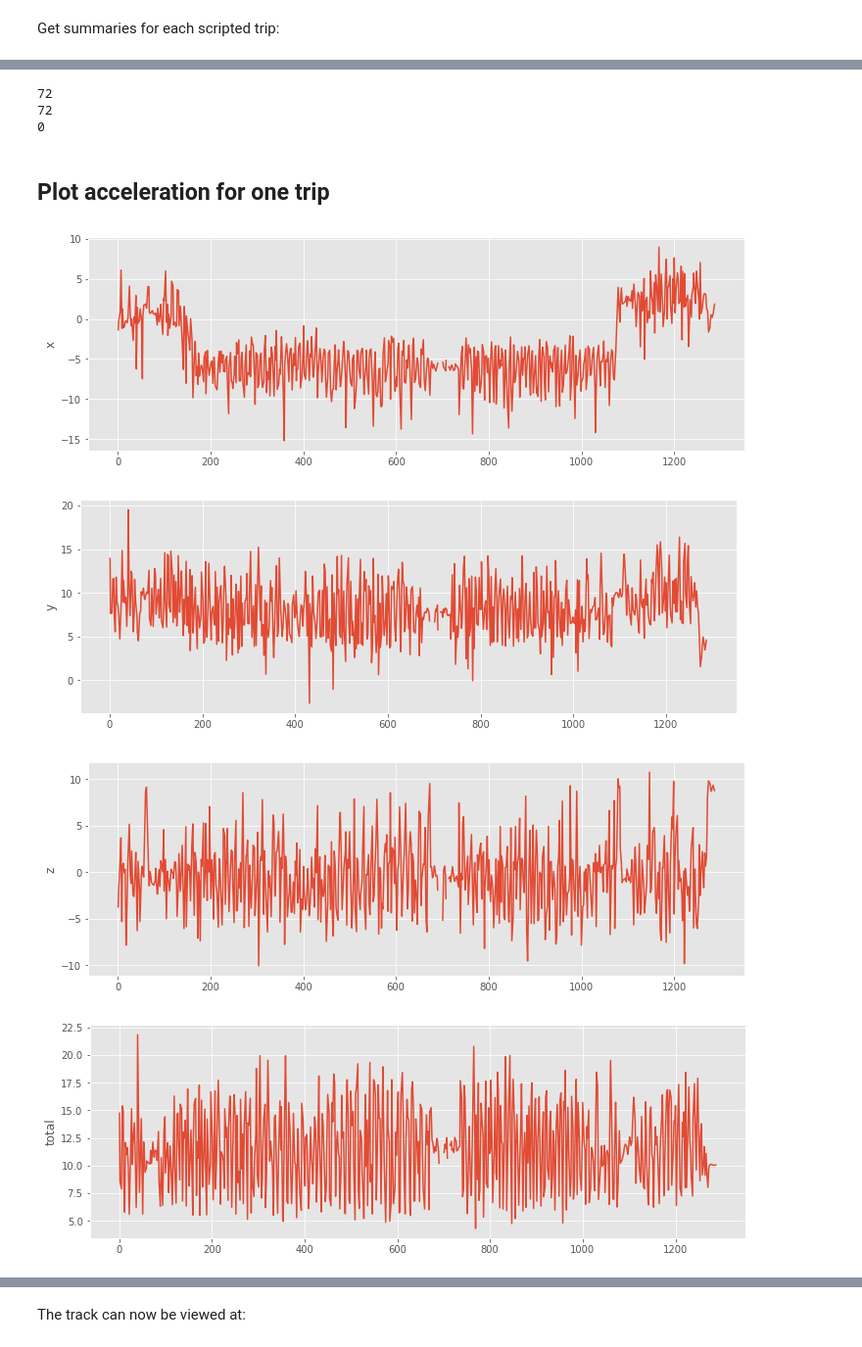
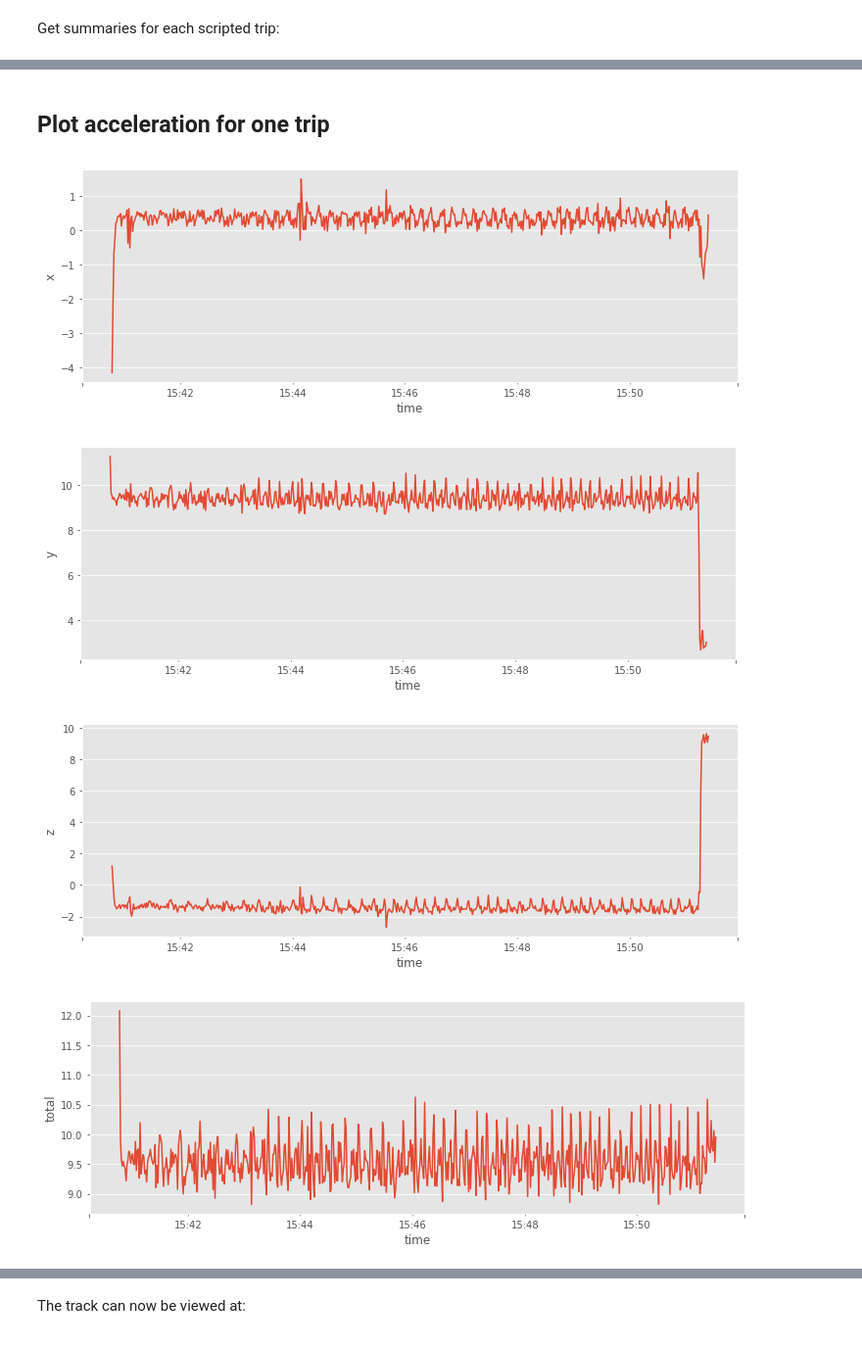
Before and after one commit to univie-datamining-team3/assignment2, a Jupyter notebook: notebooks/2.0-lm-presentation.ipynb, the cells around one changed output, grey strips where cells are left out. Shown at 98% size. Drawn from its saved outputs; the diff is of its cells as text; code cells hidden in the pictures.

Commit message:
Fixed some minor bugs in preprocessing.py and visualize.py, added final version of presentation.

```diff
--- a/notebooks/2.0-lm-presentation.ipynb
+++ b/notebooks/2.0-lm-presentation.ipynb
@@ -79,5 +73,8 @@ We have recorded: 61 trips
 # %%
-dfs = Preprocessor.preprocess([os.environ.get("KEY_RAPHAEL"),
-                               os.environ.get("KEY_MORITZ"),
-                               os.environ.get("KEY_LUKAS")])
+all_tokens = [os.environ.get("KEY_RAPHAEL"),
+              os.environ.get("KEY_MORITZ"),
+              os.environ.get("KEY_LUKAS")]
+
+print("scripted trips:")
+dfs = Preprocessor.preprocess(all_tokens)
 # %% [output]
@@ -87,10 +85,10 @@ dfs = Preprocessor.preprocess([os.environ.get("KEY_RAPHAEL"),
 # %% [markdown]
 Get summaries for each scripted trip:
 # %%
-token = os.environ.get("KEY_RAPHAEL")
+token = os.environ.get("KEY_LUKAS")
 trip_info = Preprocessor.get_trip_summaries(dfs[token]["trips"], convert_time=True)
 
-scripted_mask = [True if "scripted" in str(notes).lower() else True for notes in trip_info["notes"]]
+scripted_mask = [True if "scripted" in str(notes).lower() else False for notes in trip_info["notes"]]
 trip_info[scripted_mask]
 # %% [output]
 |  | time | mode | notes | Start | Stop | trip_length |
@@ -116,45 +111,29 @@ trip_info[scripted_mask]
-# %%
-trips = dfs[token]["trips"]
-trip_nr = 14
-all_sensors_resampled = Preprocessor.downsample_time_series_per_category(trips[trip_nr]["sensor"],
-                                                                         categorical_colnames=["sensor"])
-
-
-print(all_sensors_resampled.isnull().sum().sum())
-
-#blub = all_sensors_resampled.fillna(method='ffill', limit=100)
-
-#print(all_sensors_resampled)
-print(all_sensors_resampled.isnull().sum().sum())
-blub = all_sensors_resampled.dropna(axis=0, how='any')
-print(blub.isnull().sum().sum())
-# %% [output]
-72
-72
-0
 # %% [markdown]
 ## Plot acceleration for one trip
 # %%
-acceleration = all_sensors_resampled[all_sensors_resampled["sensor"] == "acceleration"]
+trip_nr = 3
+sensor_for_one_trip = dfs[token]["resampled_sensor_data"][trip_nr]
+acceleration = sensor_for_one_trip[sensor_for_one_trip["sensor"] == "acceleration"]
+acceleration= acceleration.set_index("time")
 figsize=(12, 4)
 acceleration["x"].plot(figsize=figsize);
 plt.ylabel("x")
 plt.show();
 
 acceleration["y"].plot(figsize=figsize);
 plt.ylabel("y")
 plt.show();
 
 acceleration["z"].plot(figsize=figsize);
 plt.ylabel("z")
 plt.show();
 
 acceleration["total"].plot(figsize=figsize);
 plt.ylabel("total")
 plt.show();
 # %% [output]
-[figure, old version]
+[figure, new version]
-[figure, old version]
+[figure, new version]
-[figure, old version]
+[figure, new version]
-[figure, old version]
+[figure, new version]
 # %% [markdown]
```
Also changed, not shown: parts of 11 cells of this notebook, 3 other files.
